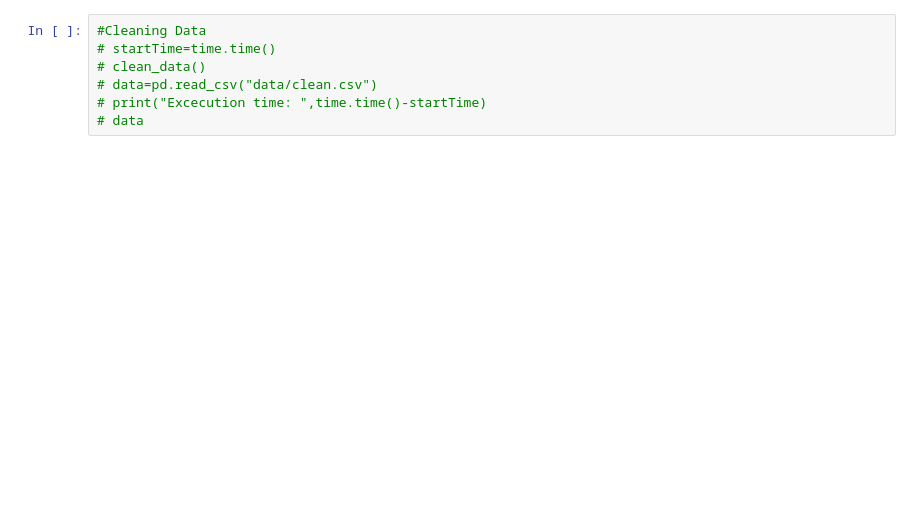
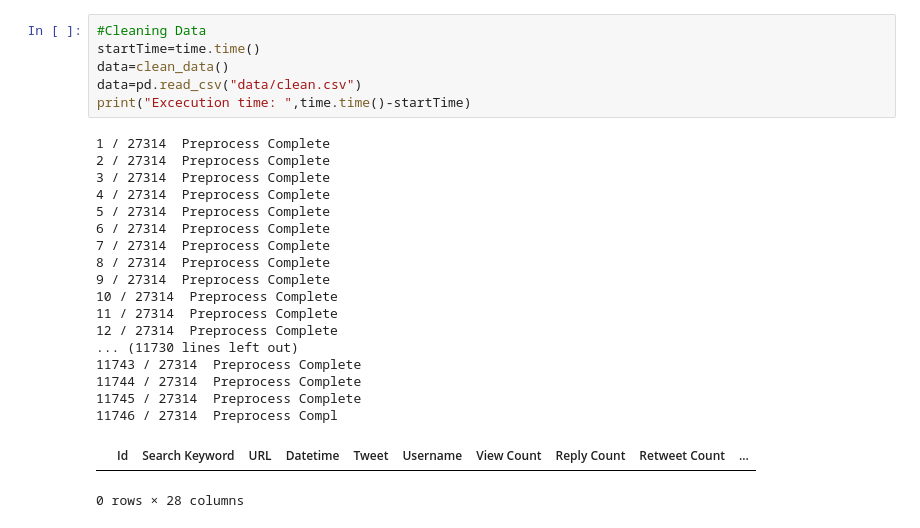
Before and after one commit to ciptakelvin/Analisis-Sentimen-Twitter-terhadap-Kenaikan-Tarif-PPN, a Jupyter notebook: main.ipynb, the cells around one changed output. Cells and saved outputs as stored; diff of their text form; blank space fills up the shorter version.

```diff
--- a/main.ipynb
+++ b/main.ipynb
@@ -168,7 +77,26 @@ Excecution time:  31.804460287094116
 # %%
 #Cleaning Data
-# startTime=time.time()
-# clean_data()
-# data=pd.read_csv("data/clean.csv")
-# print("Excecution time: ",time.time()-startTime)
-# data
+startTime=time.time()
+data=clean_data()
+data=pd.read_csv("data/clean.csv")
+print("Excecution time: ",time.time()-startTime)
+# %% [output]
+1 / 27314  Preprocess Complete
+2 / 27314  Preprocess Complete
+3 / 27314  Preprocess Complete
+4 / 27314  Preprocess Complete
+5 / 27314  Preprocess Complete
+6 / 27314  Preprocess Complete
+7 / 27314  Preprocess Complete
+8 / 27314  Preprocess Complete
+9 / 27314  Preprocess Complete
+10 / 27314  Preprocess Complete
+11 / 27314  Preprocess Complete
+12 / 27314  Preprocess Complete
+... (11730 lines left out)
+11743 / 27314  Preprocess Complete
+11744 / 27314  Preprocess Complete
+11745 / 27314  Preprocess Complete
+11746 / 27314  Preprocess Compl
+|  | Id | Search Keyword | URL | Datetime | Tweet | Username | View Count | Reply Count | Retweet Count | ... |
+0 rows × 28 columns
```
Also changed, not shown: parts of 4 cells of this notebook, 6 other files.
